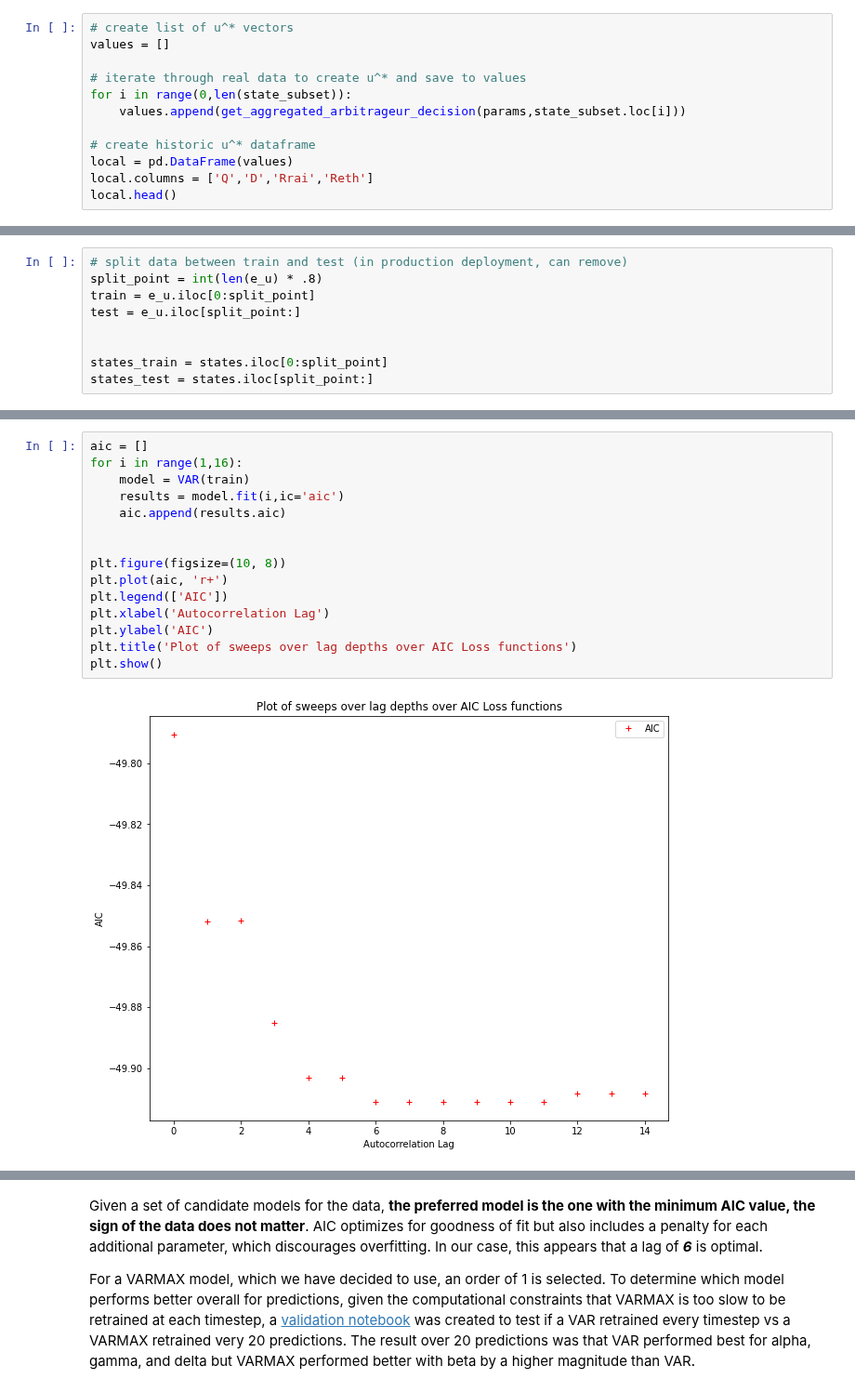
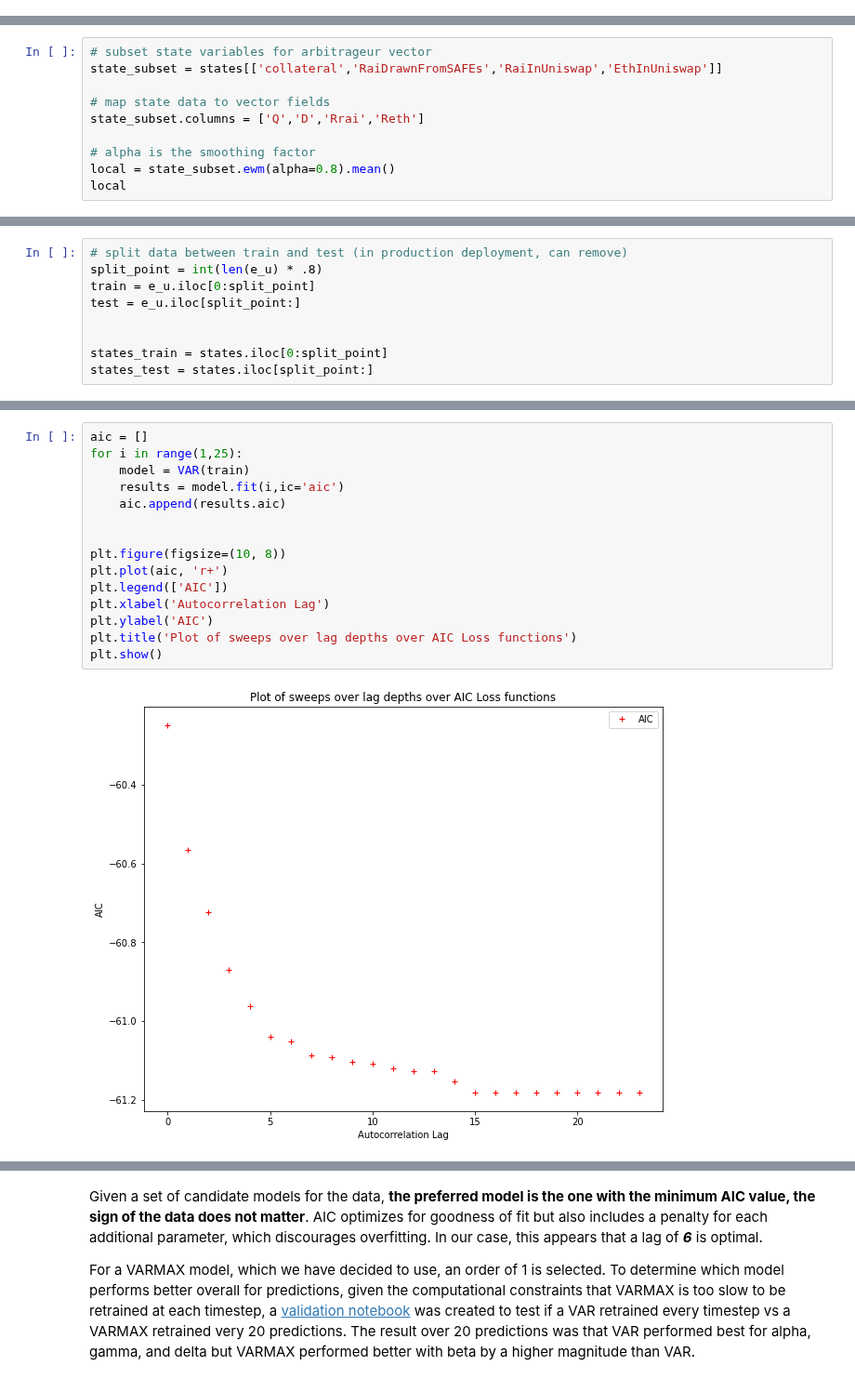
Before and after one commit to reflexer-labs/reflexer-digital-twin, a Jupyter notebook: data/Systems_Identification_Fitting.ipynb, the cells around one changed output, grey strips where cells are left out. Shown at 93% size. Saved outputs shown, nothing was run; the diff lists cells and outputs as text.

```diff
--- a/data/Systems_Identification_Fitting.ipynb
+++ b/data/Systems_Identification_Fitting.ipynb
@@ -232,12 +245,0 @@ state_subset.columns = ['market_price','target_price','eth_price','SAFE_Collater
-# %%
-# create list of u^* vectors
-values = []
-
-# iterate through real data to create u^* and save to values
-for i in range(0,len(state_subset)):
-    values.append(get_aggregated_arbitrageur_decision(params,state_subset.loc[i]))
-
-# create historic u^* dataframe
-local = pd.DataFrame(values)
-local.columns = ['Q','D','Rrai','Reth']
-local.head()
@@ -250,0 +246,10 @@ local.head()
+# %%
+# subset state variables for arbitrageur vector
+state_subset = states[['collateral','RaiDrawnFromSAFEs','RaiInUniswap','EthInUniswap']]
+
+# map state data to vector fields
+state_subset.columns = ['Q','D','Rrai','Reth']
+
+# alpha is the smoothing factor
+local = state_subset.ewm(alpha=0.8).mean()
+local
@@ -545,21 +564,21 @@ For the rest of this notebook, we will implement the model training, forecasting
 <!-- ### Autogressive lag selection -->
 # %%
 aic = []
-for i in range(1,16):
+for i in range(1,25):
     model = VAR(train)
     results = model.fit(i,ic='aic')
     aic.append(results.aic)
 
 
 plt.figure(figsize=(10, 8))
 plt.plot(aic, 'r+')
 plt.legend(['AIC'])
 plt.xlabel('Autocorrelation Lag')
 plt.ylabel('AIC')
 plt.title('Plot of sweeps over lag depths over AIC Loss functions')
 plt.show()
 # %% [output]
-[figure, old version]
+[figure, new version]
 # %%
 aic = []
 for i in range(1,16):
```
Also changed, not shown: parts of 19 cells of this notebook, 3 other files.
